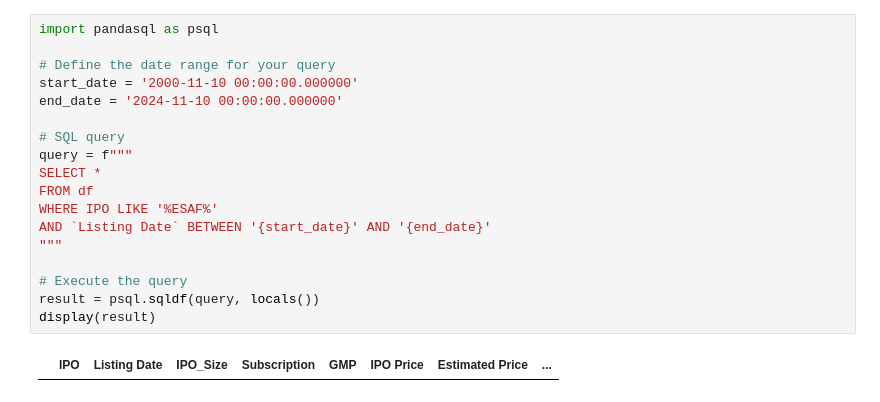
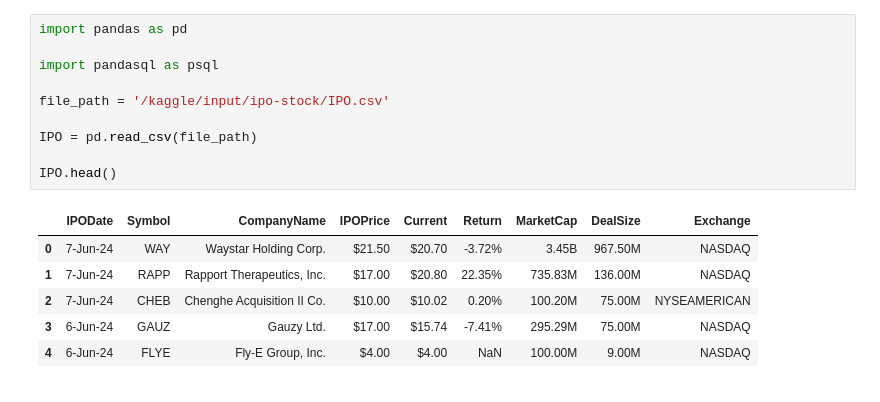
Before and after one commit to gavrilow/the-fremen, a Jupyter notebook: the-fremen.ipynb, the cells around one changed output. Saved outputs shown, nothing was run; the diff lists cells and outputs as text.

Commit message:
Kaggle Notebook | the-fremen | Version 5

```diff
--- a/the-fremen.ipynb
+++ b/the-fremen.ipynb
@@ -22,20 +3,17 @@ df.head()
-# %%
-import pandasql as psql
-
-# Define the date range for your query
-start_date = '2000-11-10 00:00:00.000000'
-end_date = '2024-11-10 00:00:00.000000'
-
-# SQL query
-query = f"""
-SELECT *
-FROM df
-WHERE IPO LIKE '%ESAF%'
-AND `Listing Date` BETWEEN '{start_date}' AND '{end_date}'
-"""
-
-# Execute the query
-result = psql.sqldf(query, locals())
-display(result)
-# %% [output]
-|  | IPO | Listing Date | IPO_Size | Subscription | GMP | IPO Price | Estimated Price | ... |
+# %%
+import pandas as pd
+
+import pandasql as psql
+
+file_path = '/kaggle/input/ipo-stock/IPO.csv'
+
+IPO = pd.read_csv(file_path)
+
+IPO.head()
+# %% [output]
+|  | IPODate | Symbol | CompanyName | IPOPrice | Current | Return | MarketCap | DealSize | Exchange |
+| 0 | 7-Jun-24 | WAY | Waystar Holding Corp. | $21.50 | $20.70 | -3.72% | 3.45B | 967.50M | NASDAQ |
+| 1 | 7-Jun-24 | RAPP | Rapport Therapeutics, Inc. | $17.00 | $20.80 | 22.35% | 735.83M | 136.00M | NASDAQ |
+| 2 | 7-Jun-24 | CHEB | Chenghe Acquisition II Co. | $10.00 | $10.02 | 0.20% | 100.20M | 75.00M | NYSEAMERICAN |
+| 3 | 6-Jun-24 | GAUZ | Gauzy Ltd. | $17.00 | $15.74 | -7.41% | 295.29M | 75.00M | NASDAQ |
+| 4 | 6-Jun-24 | FLYE | Fly-E Group, Inc. | $4.00 | $4.00 | NaN | 100.00M | 9.00M | NASDAQ |
```
Also changed, not shown: parts of 21 cells of this notebook.
